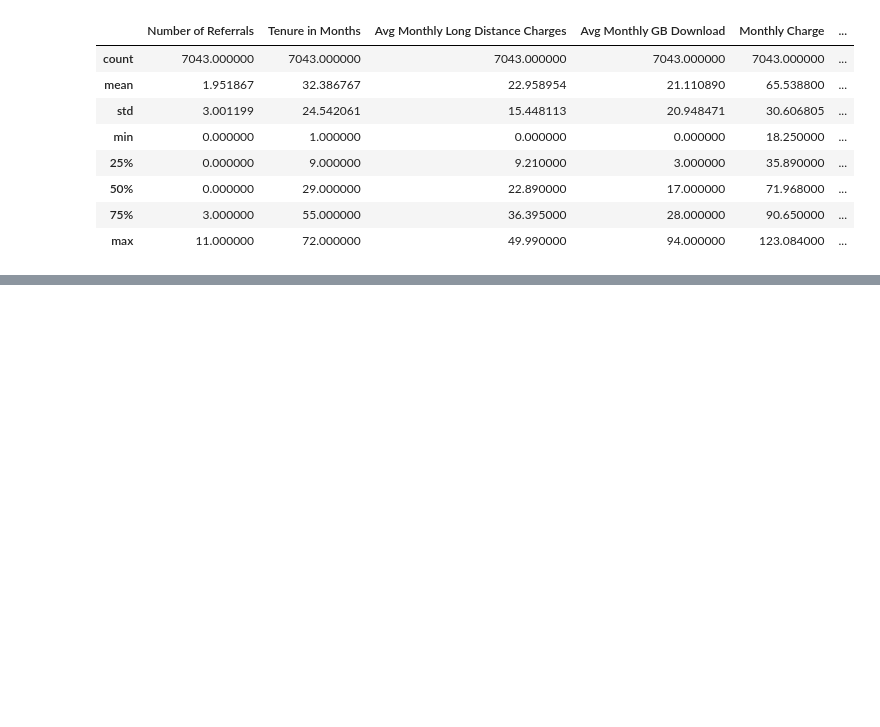
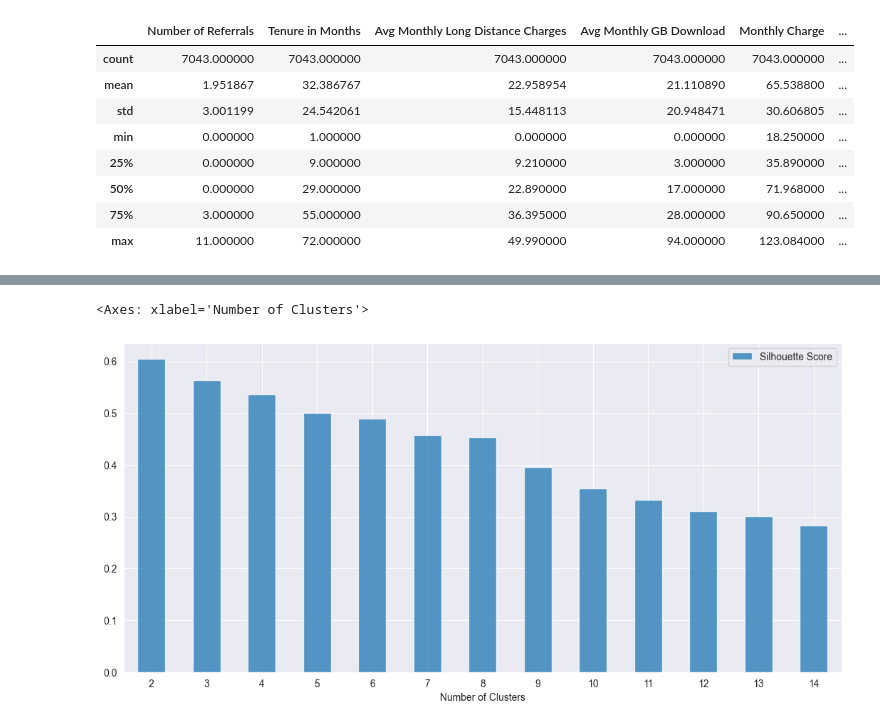
Before and after one commit to PlamenStilyianov/Professional_Certificate_in_ML_and_AI, a Jupyter notebook: Module6/Try-it_6.2_starter/tryit_6.2.ipynb, the cells around one changed output, grey strips where cells are left out. Saved outputs shown, nothing was run; the diff lists cells and outputs as text; code cells hidden in the pictures; blank space fills up the shorter version.

```diff
--- a/Module6/Try-it_6.2_starter/tryit_6.2.ipynb
+++ b/Module6/Try-it_6.2_starter/tryit_6.2.ipynb
@@ -109,0 +165,17 @@ components = pca.fit_transform(df_scaled)
+# %%
+# Components generation
+score_list=[]
+for n_clusters in range(2,15):
+    clusterer = KMeans (n_clusters=n_clusters).fit(df_clean_nona)
+    preds = clusterer.predict(df_clean_nona)
+    centers = clusterer.cluster_centers_
+
+    score = silhouette_score (df_clean_nona, preds, metric='euclidean')
+    score_list.append(score)
+    #print ("For n_clusters = {}, silhouette score is {})".format(n_clusters, score))
+pd_plt = pd.DataFrame(score_list,range(2,15)).reset_index()
+pd_plt.rename(columns={'index':'Number of Clusters',0:'Silhouette Score'}, inplace=True)
+pd_plt.plot(kind='bar', x='Number of Clusters', y='Silhouette Score', rot=0, alpha=0.75)
+# %% [output]
+<Axes: xlabel='Number of Clusters'>
+[figure, added]
```
Also changed, not shown: parts of 26 cells of this notebook, 2 other files.
